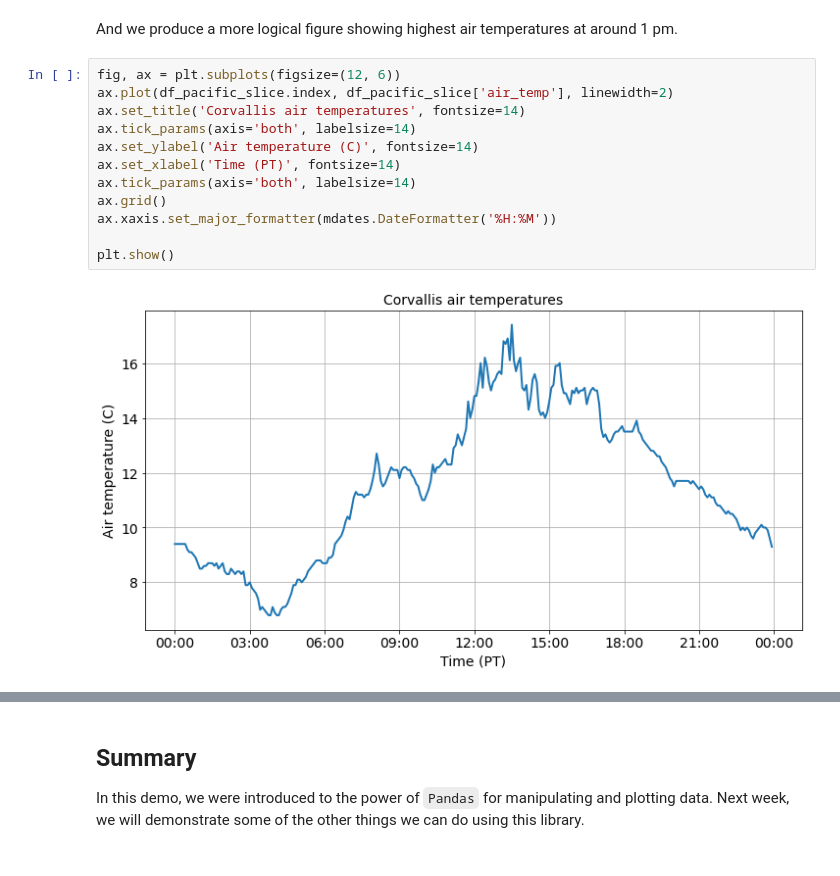
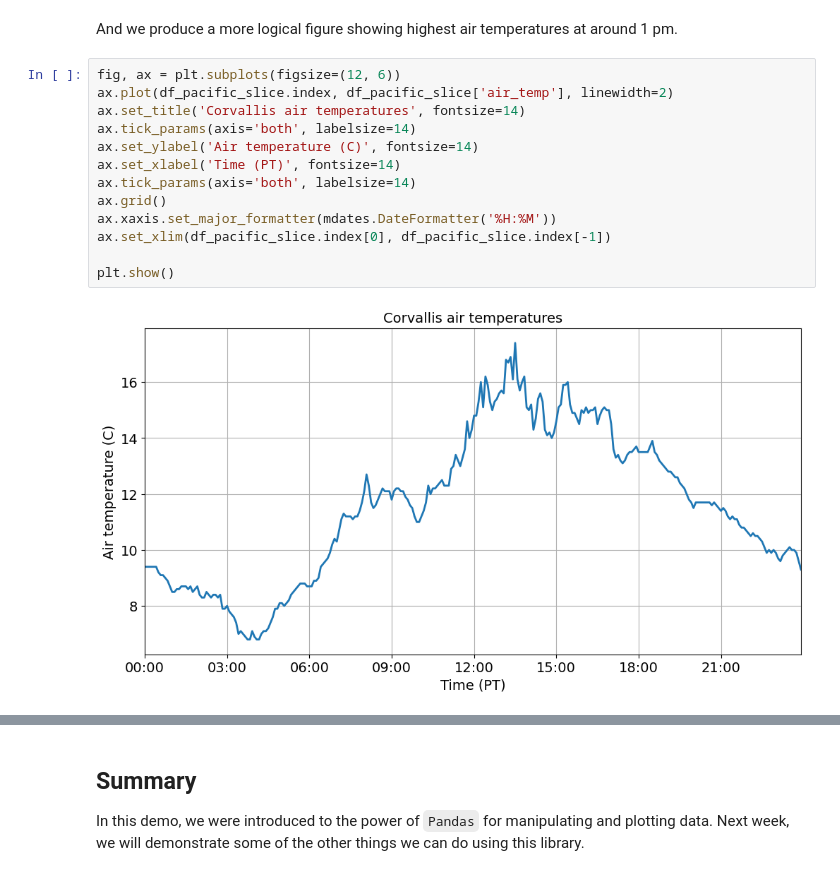
Before and after one commit to ryan-lab-duke/programming-for-sds-site, a Jupyter notebook: book/demos/06b-demo.ipynb, the cells around one changed output, grey strips where cells are left out. Saved outputs shown, nothing was run; the diff lists cells and outputs as text.

```diff
--- a/book/demos/06b-demo.ipynb
+++ b/book/demos/06b-demo.ipynb
@@ -275,14 +275,15 @@ And we produce a more logical figure showing highest air temperatures at around
 # %%
 fig, ax = plt.subplots(figsize=(12, 6))
 ax.plot(df_pacific_slice.index, df_pacific_slice['air_temp'], linewidth=2)
 ax.set_title('Corvallis air temperatures', fontsize=14)
 ax.tick_params(axis='both', labelsize=14)
 ax.set_ylabel('Air temperature (C)', fontsize=14)
 ax.set_xlabel('Time (PT)', fontsize=14)
 ax.tick_params(axis='both', labelsize=14)
 ax.grid()
 ax.xaxis.set_major_formatter(mdates.DateFormatter('%H:%M'))
+ax.set_xlim(df_pacific_slice.index[0], df_pacific_slice.index[-1])
 
 plt.show()
 # %% [output]
-[figure, old version]
+[figure, new version]
```
Also changed, not shown: parts of 10 cells of this notebook, 45 other files.
